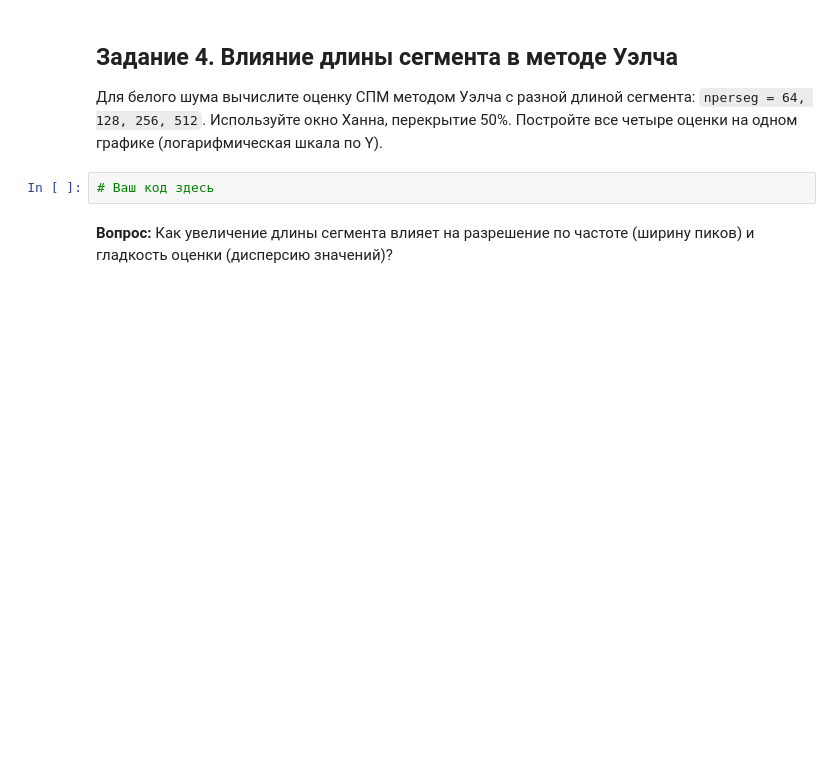
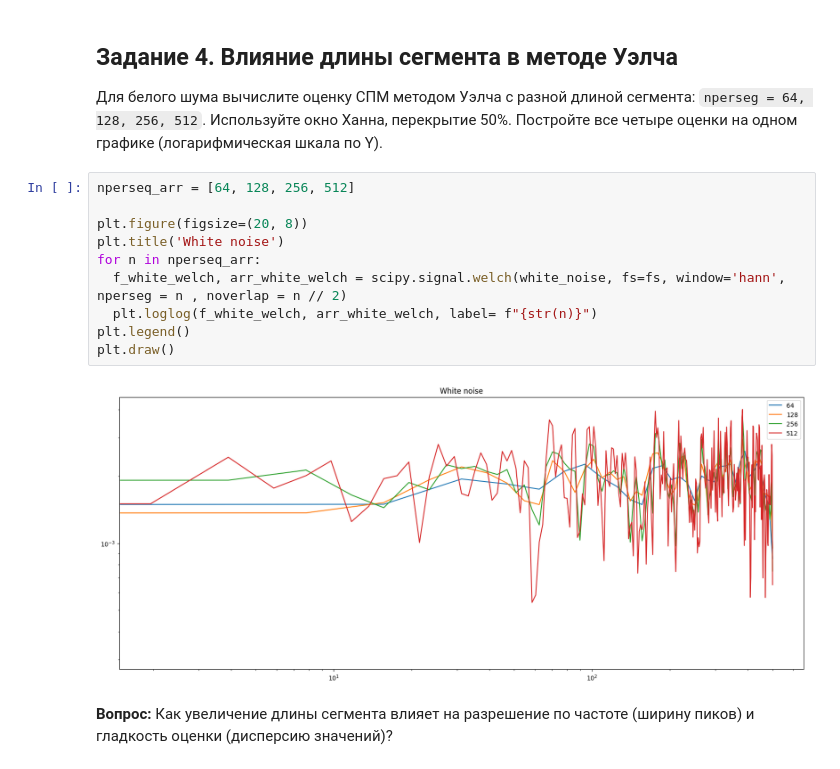
Before and after one commit to Korobokkk/YADRO-2026_dsp-seminars, a Jupyter notebook: kiselel_4_lab.ipynb, the cells around one changed output. Cells and saved outputs as stored; diff of their text form; blank space fills up the shorter version.

```diff
--- a/kiselel_4_lab.ipynb
+++ b/kiselel_4_lab.ipynb
@@ -138,8 +156,18 @@ plt.show()
 # %% [markdown]
 ## Задание 4. Влияние длины сегмента в методе Уэлча
 Для белого шума вычислите оценку СПМ методом Уэлча с разной длиной сегмента: `nperseg = 64, 128, 256, 512`. Используйте окно Ханна, перекрытие 50%. Постройте все четыре оценки на одном графике (логарифмическая шкала по Y).
-# %%
-# Ваш код здесь
+# %%
+nperseq_arr = [64, 128, 256, 512]
+
+plt.figure(figsize=(20, 8))
+plt.title('White noise')
+for n in nperseq_arr:
+  f_white_welch, arr_white_welch = scipy.signal.welch(white_noise, fs=fs, window='hann', nperseg = n , noverlap = n // 2)
+  plt.loglog(f_white_welch, arr_white_welch, label= f"{str(n)}")
+plt.legend()
+plt.draw()
+# %% [output]
+[figure, added]
 # %% [markdown]
 **Вопрос:** Как увеличение длины сегмента влияет на разрешение по частоте (ширину пиков) и гладкость оценки (дисперсию значений)?
 # %% [markdown]
```
Also changed, not shown: parts of 4 cells of this notebook.
